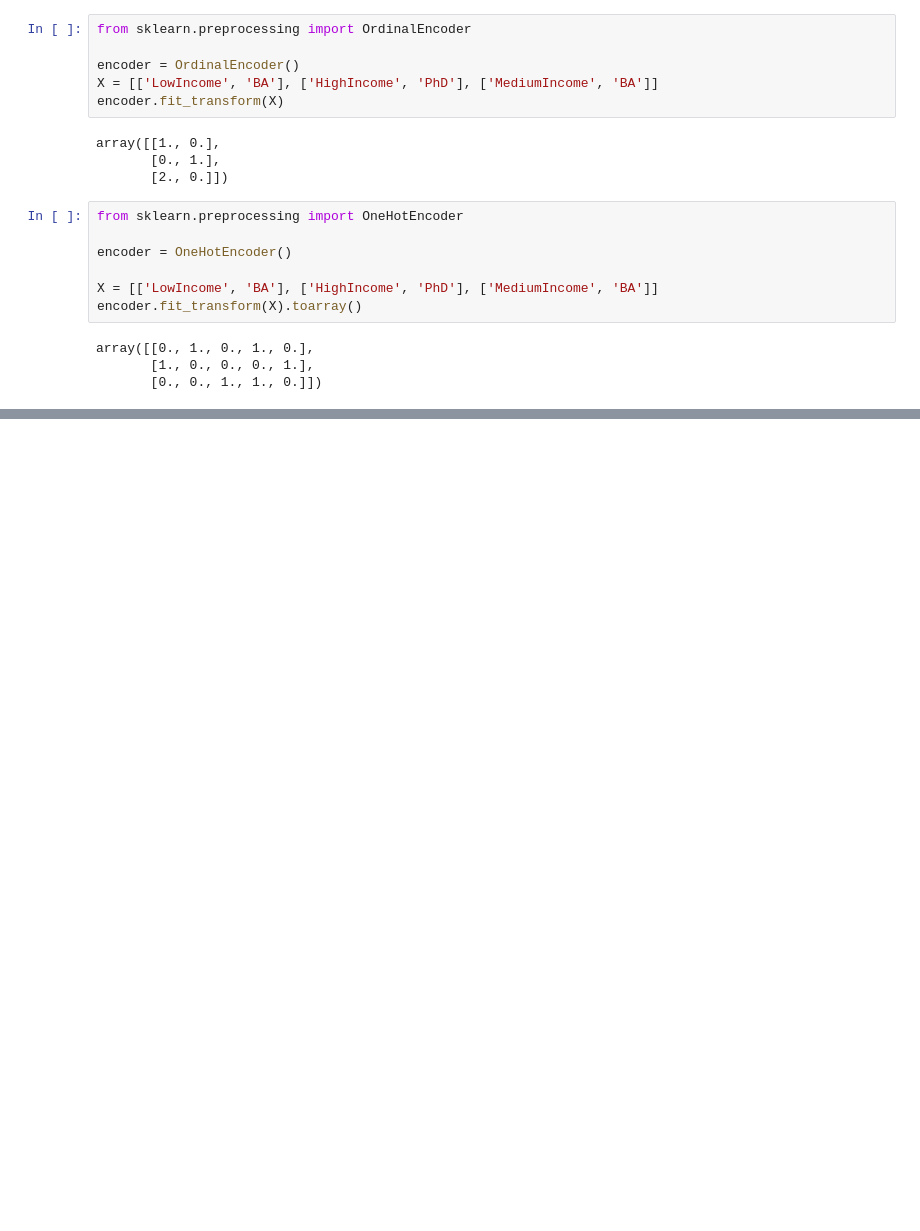
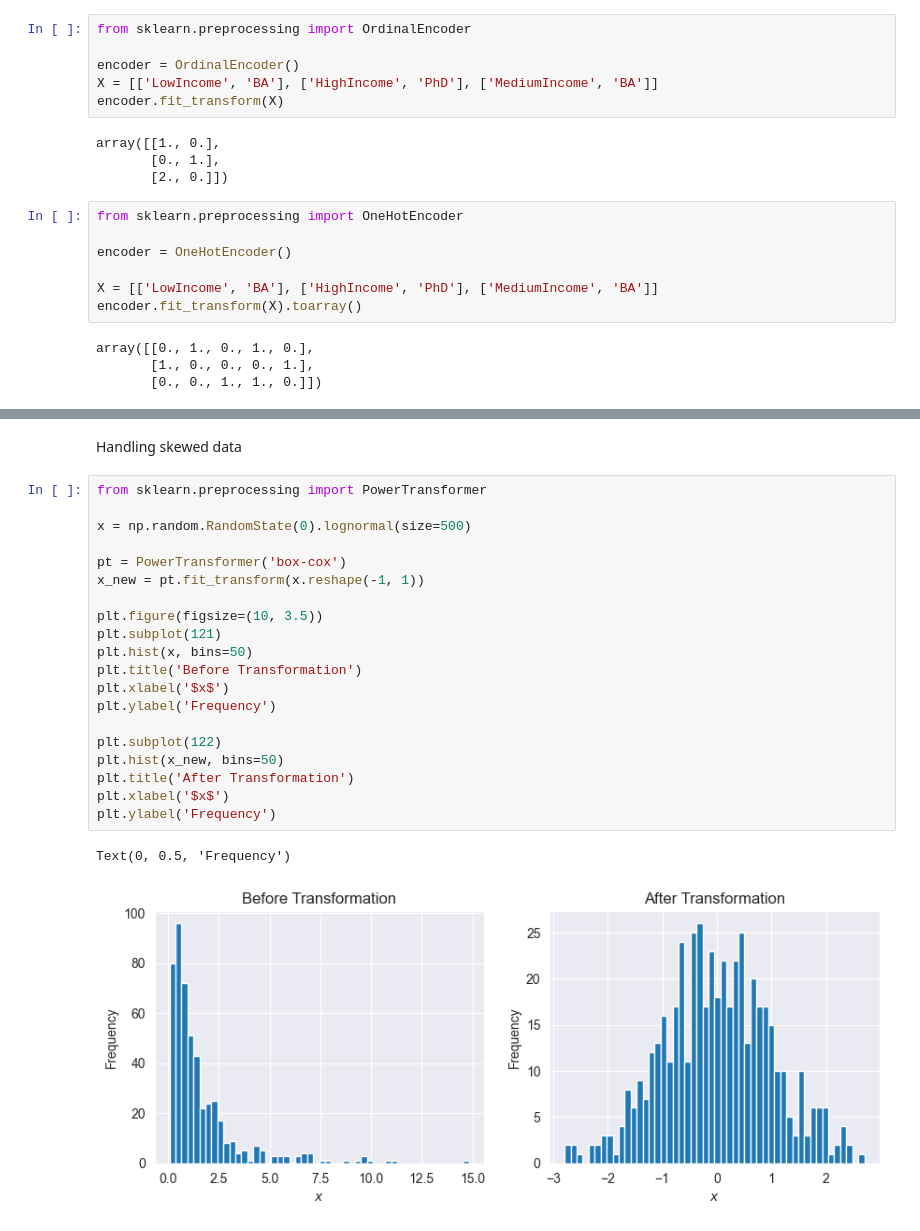
Before and after one commit to MrFanciful/ml-foundations-vol1-book, a Jupyter notebook: my_work/Chapter03/my_iris_classification_example.ipynb, the cells around one changed output, grey strips where cells are left out. Saved outputs shown, nothing was run; the diff lists cells and outputs as text; blank space fills up the shorter version.

```diff
--- a/my_work/Chapter03/my_iris_classification_example.ipynb
+++ b/my_work/Chapter03/my_iris_classification_example.ipynb
@@ -414,0 +424,25 @@ array([[0., 1., 0., 1., 0.],
+# %% [markdown]
+Handling skewed data
+# %%
+from sklearn.preprocessing import PowerTransformer
+
+x = np.random.RandomState(0).lognormal(size=500)
+
+pt = PowerTransformer('box-cox')
+x_new = pt.fit_transform(x.reshape(-1, 1))
+
+plt.figure(figsize=(10, 3.5))
+plt.subplot(121)
+plt.hist(x, bins=50)
+plt.title('Before Transformation')
+plt.xlabel('$x$')
+plt.ylabel('Frequency')
+
+plt.subplot(122)
+plt.hist(x_new, bins=50)
+plt.title('After Transformation')
+plt.xlabel('$x$')
+plt.ylabel('Frequency')
+# %% [output]
+Text(0, 0.5, 'Frequency')
+[figure, added]
```
Also changed, not shown: parts of 8 cells of this notebook, 1 other file.
